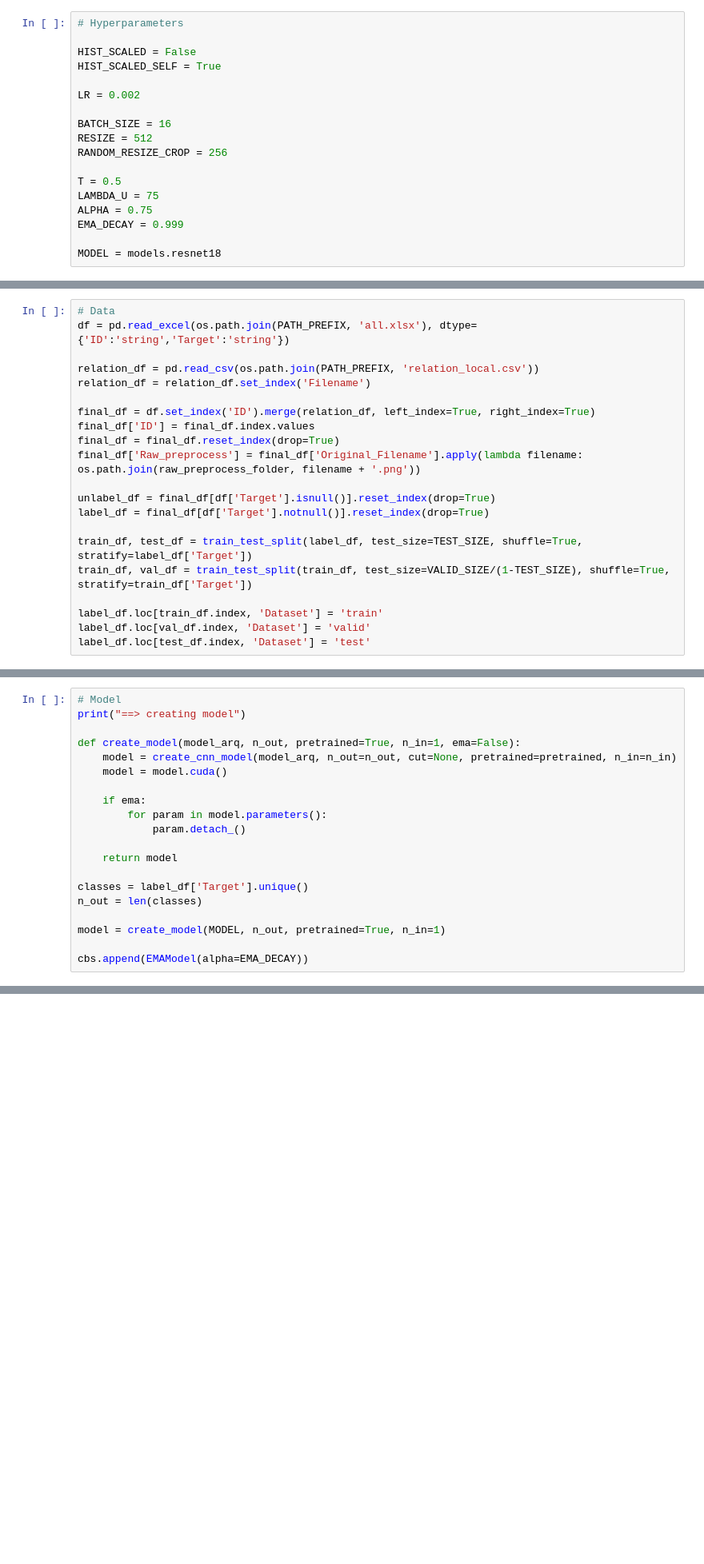
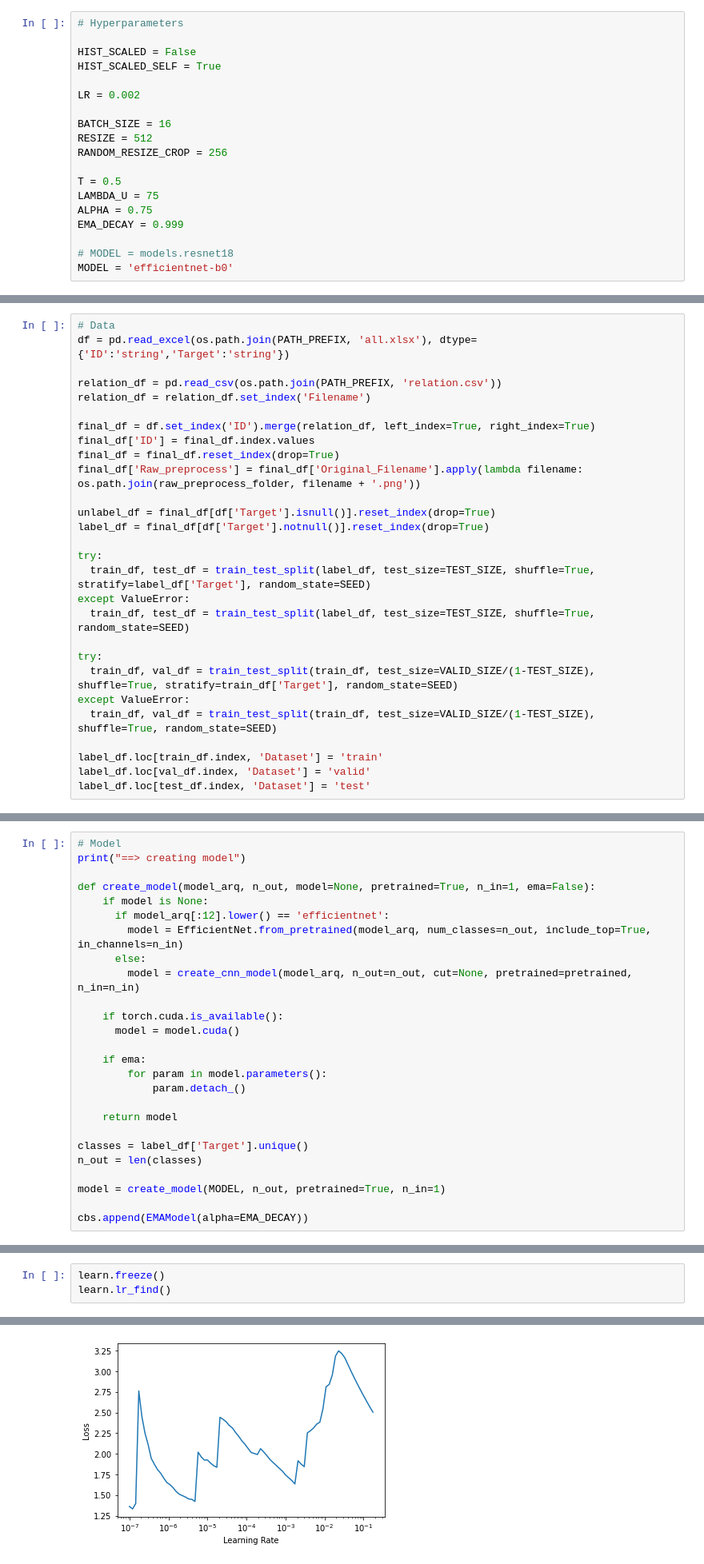
Before and after one commit to lluissalord/radiology_ai, a Jupyter notebook: 5_mix_match_train.ipynb, the cells around one changed output, grey strips where cells are left out. Shown at 80% size. Saved outputs shown, nothing was run; the diff lists cells and outputs as text; blank space fills up the shorter version.

Commit message:
Add EfficientNet model

```diff
--- a/5_mix_match_train.ipynb
+++ b/5_mix_match_train.ipynb
@@ -75,7 +88,8 @@ LAMBDA_U = 75
 ALPHA = 0.75
 EMA_DECAY = 0.999
 
-MODEL = models.resnet18
+# MODEL = models.resnet18
+MODEL = 'efficientnet-b0'
 # %%
 SEED = 42
 
@@ -115,7 +132,7 @@ cbs = [TensorBoardCallback()]
 # Data
 df = pd.read_excel(os.path.join(PATH_PREFIX, 'all.xlsx'), dtype={'ID':'string','Target':'string'})
 
-relation_df = pd.read_csv(os.path.join(PATH_PREFIX, 'relation_local.csv'))
+relation_df = pd.read_csv(os.path.join(PATH_PREFIX, 'relation.csv'))
 relation_df = relation_df.set_index('Filename')
 
 final_df = df.set_index('ID').merge(relation_df, left_index=True, right_index=True)
@@ -126,8 +143,15 @@ final_df['Raw_preprocess'] = final_df['Original_Filename'].apply(lambda filename
 unlabel_df = final_df[df['Target'].isnull()].reset_index(drop=True)
 label_df = final_df[df['Target'].notnull()].reset_index(drop=True)
 
-train_df, test_df = train_test_split(label_df, test_size=TEST_SIZE, shuffle=True, stratify=label_df['Target'])
-train_df, val_df = train_test_split(train_df, test_size=VALID_SIZE/(1-TEST_SIZE), shuffle=True, stratify=train_df['Target'])
+try:
+  train_df, test_df = train_test_split(label_df, test_size=TEST_SIZE, shuffle=True, stratify=label_df['Target'], random_state=SEED)
+except ValueError:
+  train_df, test_df = train_test_split(label_df, test_size=TEST_SIZE, shuffle=True, random_state=SEED)
+
+try:
+  train_df, val_df = train_test_split(train_df, test_size=VALID_SIZE/(1-TEST_SIZE), shuffle=True, stratify=train_df['Target'], random_state=SEED)
+except ValueError:
+  train_df, val_df = train_test_split(train_df, test_size=VALID_SIZE/(1-TEST_SIZE), shuffle=True, random_state=SEED)
 
 label_df.loc[train_df.index, 'Dataset'] = 'train'
 label_df.loc[val_df.index, 'Dataset'] = 'valid'
@@ -201,9 +225,15 @@ cbs.append(MixMatchCallback(unlabel_dl, transform_dl, T))
 # Model
 print("==> creating model")
 
-def create_model(model_arq, n_out, pretrained=True, n_in=1, ema=False):
-    model = create_cnn_model(model_arq, n_out=n_out, cut=None, pretrained=pretrained, n_in=n_in)
-    model = model.cuda()
+def create_model(model_arq, n_out, model=None, pretrained=True, n_in=1, ema=False):
+    if model is None:
+      if model_arq[:12].lower() == 'efficientnet':
+        model = EfficientNet.from_pretrained(model_arq, num_classes=n_out, include_top=True, in_channels=n_in)
+      else:
+        model = create_cnn_model(model_arq, n_out=n_out, cut=None, pretrained=pretrained, n_in=n_in)
+
+    if torch.cuda.is_available():
+      model = model.cuda()
 
     if ema:
         for param in model.parameters():
@@ -259,0 +286,4 @@ epoch     train_loss  valid_loss  f1_score  precision_score  recall_score  time
+# %%
+learn.freeze()
+learn.lr_find()
+# %% [output]
@@ -259,0 +292 @@ epoch     train_loss  valid_loss  f1_score  precision_score  recall_score  time
+[figure, added]
```
Also changed, not shown: parts of 10 cells of this notebook.
